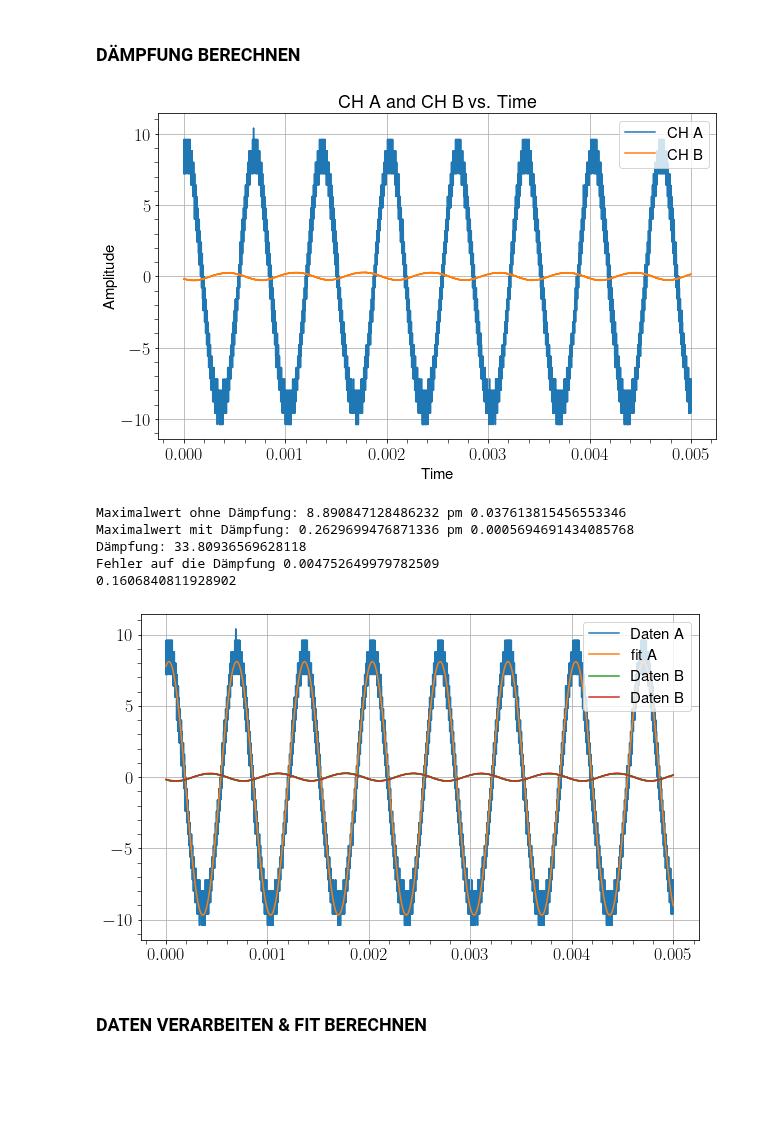
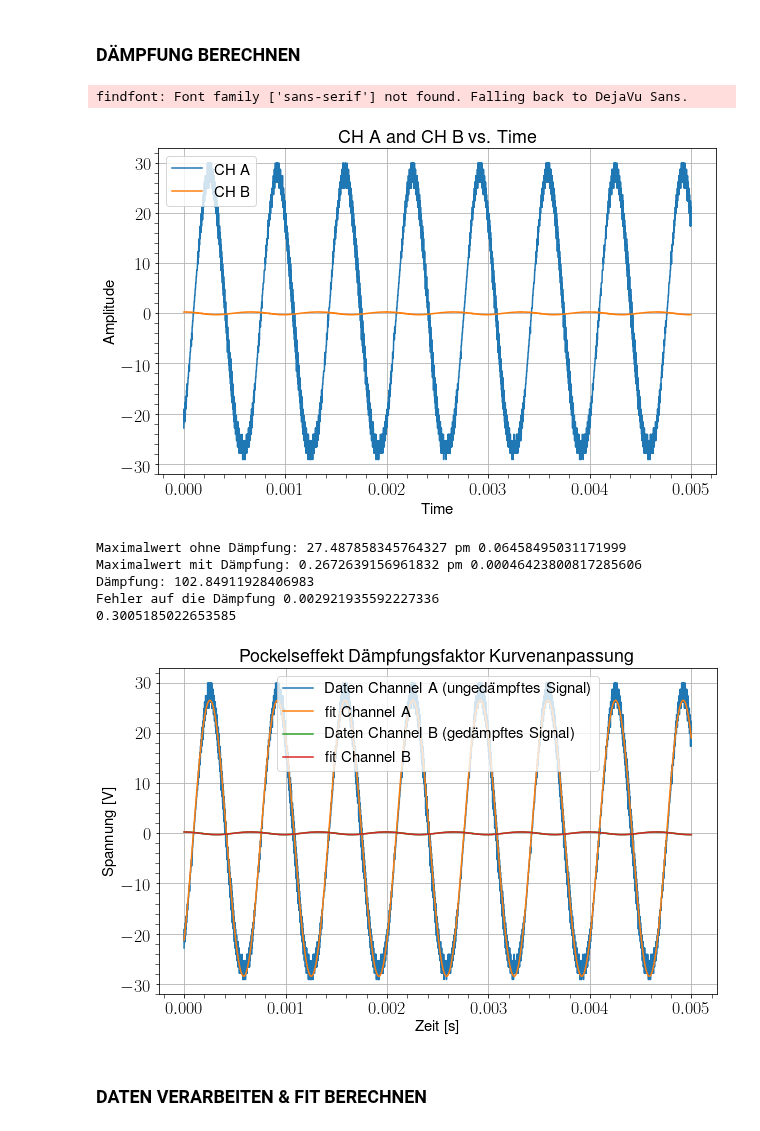
Before and after one commit to MayerPablo/FP, a Jupyter notebook: FarPock/FarPock.ipynb, the cells around one changed output. Drawn from its saved outputs; the diff is of its cells as text; code cells hidden in the pictures; blank space fills up the shorter version.

```diff
--- a/FarPock/FarPock.ipynb
+++ b/FarPock/FarPock.ipynb
@@ -152,15 +152,14 @@ channelA = channelA[::2]
 channelB = channelB[::2]
 
 #load data
-df = pd.read_csv("damp1503_neu_HM1508.csv")
+df = pd.read_csv("NV2_großer_bereich_HM1508.csv")
 df_2 = pd.read_csv("ch2_auf_ch1_HM1508.csv")
 
 # Convert DataFrame columns to NumPy arrays
-channelA_damp = df['CH B'].to_numpy()
+channelA_damp = df['CH B'].to_numpy()*np.pi
 channelB_damp = df['CH A'].to_numpy()
 time_array = df['Time'].to_numpy()
 
-# #fake damp
 # channelB_damp = channelA_damp * 0.01
 # %% [markdown]
 ### DÄMPFUNG BERECHNEN
@@ -180,7 +179,8 @@ plt.grid(True)
 plt.title('CH A and CH B vs. Time')
 plt.show()
 # %% [output]
+findfont: Font family ['sans-serif'] not found. Falling back to DejaVu Sans.
-[figure, old version]
+[figure, new version]
 # %%
 def fit_sin(p0,x,y):
     fit = curve_fit(my_sin, x, y, p0=p0)
@@ -199,43 +199,49 @@ def my_sin(x, freq, amplitude, phase, offset):
 
 # Anfangswerte für den fit (geraten)
 #p0=[guess_freq, guess_amplitude, guess_phase, guess_offset]
 p0_dampA = [58000/(2*pi), 9, 1.5, 0]
 p0_dampB = [58000/(2*pi), 0.25, 3.5, 0]
 
 # Plots
 plt.figure(figsize=(10, 6))
 
-plt.plot(time_array,channelA_damp,label="Daten A")
+plt.plot(time_array,channelA_damp,label="Daten Channel A (ungedämpftes Signal)")
 # plt.plot(time_array,my_sin(time_array, *p0_dampA),label="guess A")
-plt.plot(time_array,fit_sin(p0_dampA,time_array,channelA_damp),label="fit A")
+plt.plot(time_array,fit_sin(p0_dampA,time_array,channelA_damp),label="fit Channel A")
 
-plt.plot(time_array,channelB_damp,label="Daten B")
+plt.plot(time_array,channelB_damp,label="Daten Channel B (gedämpftes Signal)")
 # plt.plot(time_array,my_sin(time_array, *p0_dampB),label="guess B")
-plt.plot(time_array,fit_sin(p0_dampB,time_array,channelB_damp),label="Daten B")
+plt.plot(time_array,fit_sin(p0_dampB,time_array,channelB_damp),label="fit Channel B")
+
+plt.title(r'Pockelseffekt Dämpfungsfaktor Kurvenanpassung')
+plt.ylabel(r'Spannung [V]')
+plt.xlabel(r'Zeit [s]')
 
 plt.legend()
 
 # Amplituden
 amp_damp_A = np.abs(amp_and_err(p0_dampA,time_array,channelA_damp)[0])
 amp_damp_B = np.abs(amp_and_err(p0_dampB,time_array,channelB_damp)[0])
 
 amp_damp_A_err = amp_and_err(p0_dampA,time_array,channelA_damp)[1]
 amp_damp_B_err = amp_and_err(p0_dampB,time_array,channelB_damp)[1]
 
 #printing
 print("Maximalwert ohne Dämpfung:",amp_damp_A,"pm",amp_damp_A_err)
 print("Maximalwert mit Dämpfung:",amp_damp_B,"pm",amp_damp_B_err)
 print("Dämpfung:",amp_damp_A/amp_damp_B)
 print("Fehler auf die Dämpfung",einfachGaussMult(np.array([amp_damp_A_err,amp_damp_B_err]),
                                 np.array([amp_damp_A,amp_damp_B]) , np.array([1,-1])))
 print(amp_damp_A/amp_damp_B*np.sqrt((amp_damp_A_err/amp_damp_A)**2+(amp_damp_B_err/amp_damp_B)**2))
+
+plt.savefig("Pockel2.pdf")
 # %% [output]
-Maximalwert ohne Dämpfung: 8.890847128486232 pm 0.037613815456553346
-Maximalwert mit Dämpfung: 0.2629699476871336 pm 0.0005694691434085768
-Dämpfung: 33.80936569628118
-Fehler auf die Dämpfung 0.004752649979782509
-0.1606840811928902
+Maximalwert ohne Dämpfung: 27.487858345764327 pm 0.06458495031171999
+Maximalwert mit Dämpfung: 0.2672639156961832 pm 0.00046423800817285606
+Dämpfung: 102.84911928406983
+Fehler auf die Dämpfung 0.002921935592227336
+0.3005185022653585
-[figure, old version]
+[figure, new version]
 # %% [markdown]
 ### DATEN VERARBEITEN & FIT BERECHNEN
 # %%
```
Also changed, not shown: parts of 1 cell of this notebook, 2 other files.
